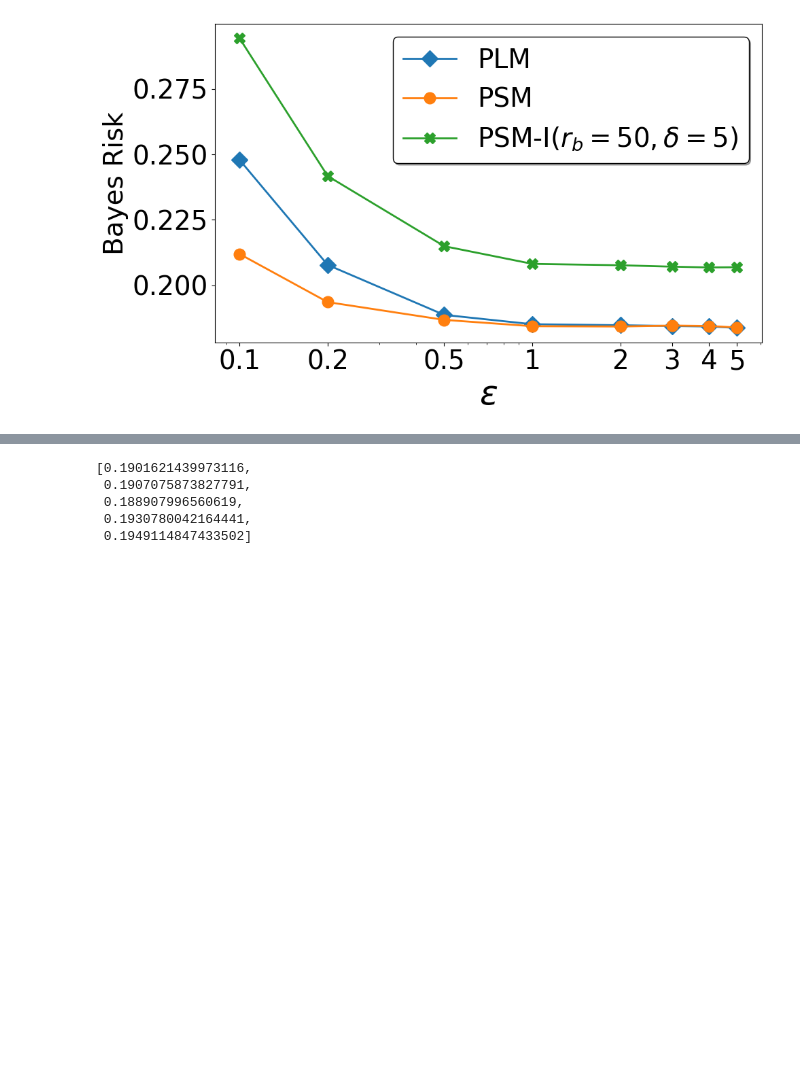
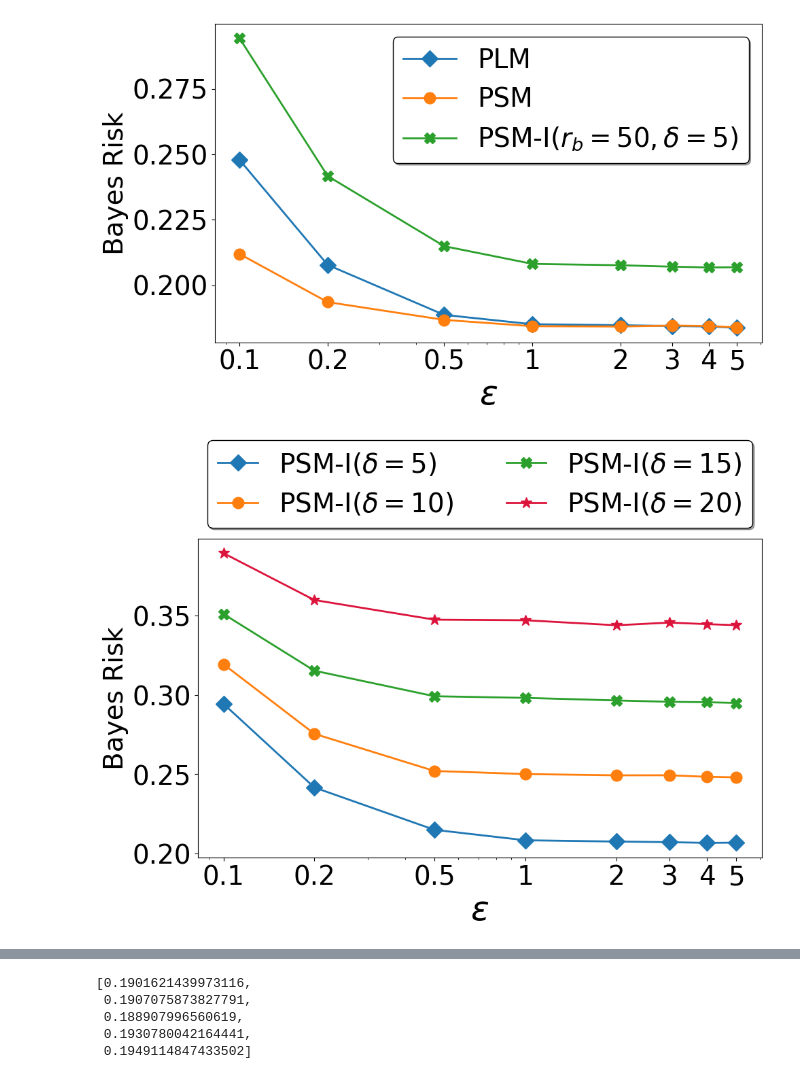
Before and after one commit to shafizurRseeam/location_privacy, a Jupyter notebook: fbleau_figure_geolife.ipynb, the cells around one changed output, grey strips where cells are left out. Drawn from its saved outputs; the diff is of its cells as text; code cells hidden in the pictures; blank space fills up the shorter version.

```diff
--- a/fbleau_figure_geolife.ipynb
+++ b/fbleau_figure_geolife.ipynb
@@ -163,3 +169,54 @@ plt.show()
+# %%
+# Example data (assuming you have these data frames ready)
+epsilon_values = [0.1, 0.2, 0.5, 1, 2, 3, 4, 5]
+
+# Base label for consistency
+base_label = 'PSM-I$(\delta={})$'
+
+# Define lines with linestyle added
+lines = [
+    {'x': epsilon_values, 'y': df_our_5_ln_200_uci['Bayes security measure'], 'delta': 5, 'color': '#1F77B4', 'marker': 'D'},
+    {'x': epsilon_values, 'y': df_our_10_ln_200_uci['Bayes security measure'], 'delta': 10, 'color': '#FF7F0E', 'marker': 'o'},
+    {'x': epsilon_values, 'y': df_our_15_ln_200_uci['Bayes security measure'], 'delta': 15, 'color': '#2CA02C', 'marker': 'X'},
+    {'x': epsilon_values, 'y': df_our_20_ln_200_uci['Bayes security measure'], 'delta': 20, 'color': '#DC143C', 'marker': '*'}
+]
+
+plt.figure(figsize=(10, 6))
+
+# Plot each line
+for line in lines:
+    label = base_label.format(line['delta'])
+    plt.plot(line['x'], line['y'], label=label, color=line['color'], marker=line['marker'], linestyle='-', linewidth=2, markersize=12)
+
+# Labels for axes
+plt.xlabel('$\epsilon$', fontsize=36)
+plt.ylabel('Bayes Risk', fontsize=28)
+
+# Log scale for x-axis and setting specific ticks and labels
+plt.xscale('log')
+plt.xticks(epsilon_values, labels=[str(val) for val in epsilon_values])
+plt.tick_params(axis='both', which='major', labelsize=28)
+
+# Adding a grid, legend, and ensuring layout is tight for best appearance
+plt.legend(fontsize=28, frameon=True, shadow=True, loc='best').get_frame().set_edgecolor('black')
+
+plt.tight_layout()
+legend = plt.legend(fontsize=28, loc='upper center', bbox_to_anchor=(0.5, 1.35), shadow=True, ncol=2, handlelength=1.5)
+# Adjust the legend's frame appearance
+frame = legend.get_frame()
+frame.set_edgecolor('black')  # Set the border color
+frame.set_linewidth(1)  # Set the border width
+
+pathpng = r'C:\Users\ss6365\Desktop\location_privacy_final\geolife\figure\png\bayes_point_ln_200_delta_variation'
+plt.savefig(pathpng, dpi=300, bbox_inches='tight')
+
+pathsvg = r'C:\Users\ss6365\Desktop\location_privacy_final\geolife\figure\svg\bayes_point_ln_200_delta_variation'
+
+plt.savefig(pathsvg, format='svg', bbox_inches='tight')
+# Display the plot
+plt.show()
+# %% [output]
+[figure, added]
 # %%
 
 # # Example data (assuming you have these data frames ready)
```
Also changed, not shown: parts of 4 cells of this notebook, 4 other files.
